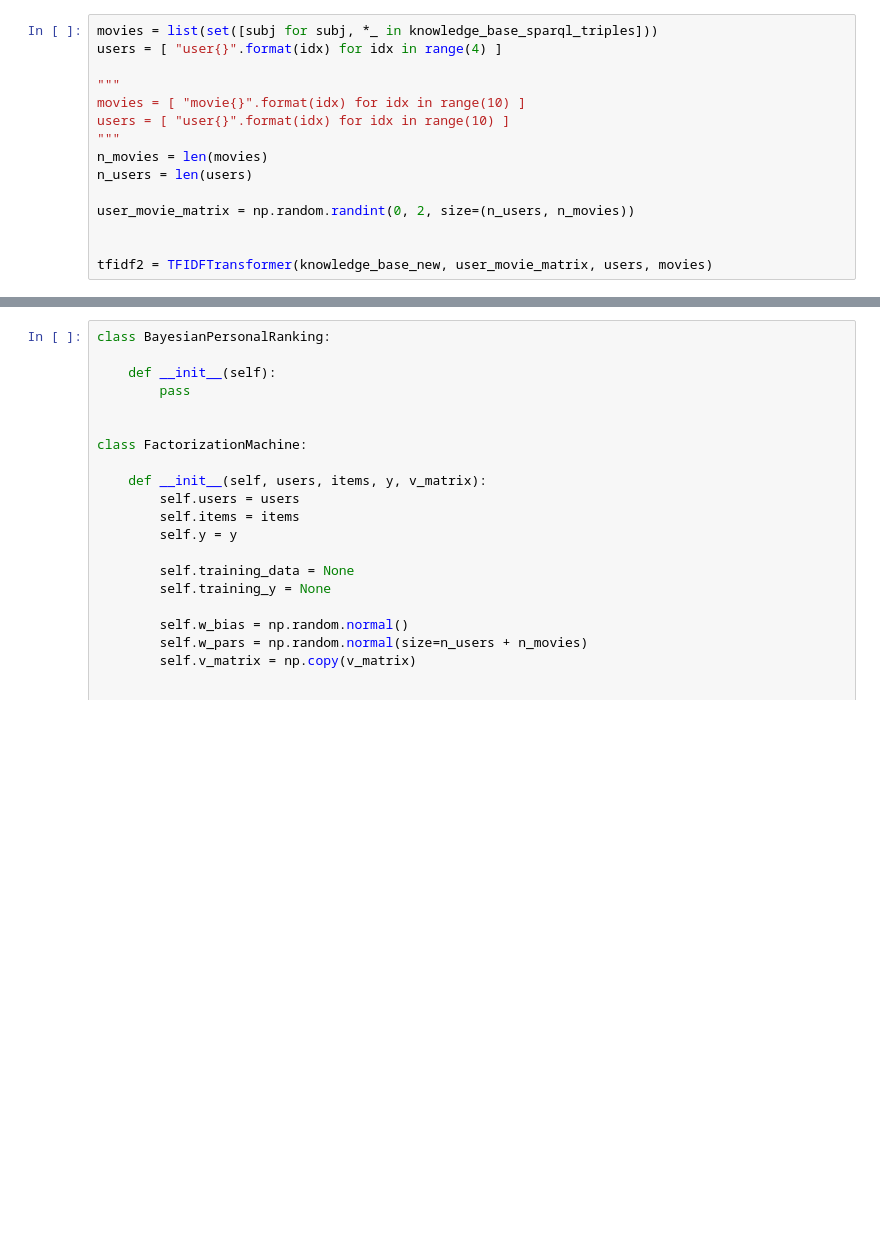
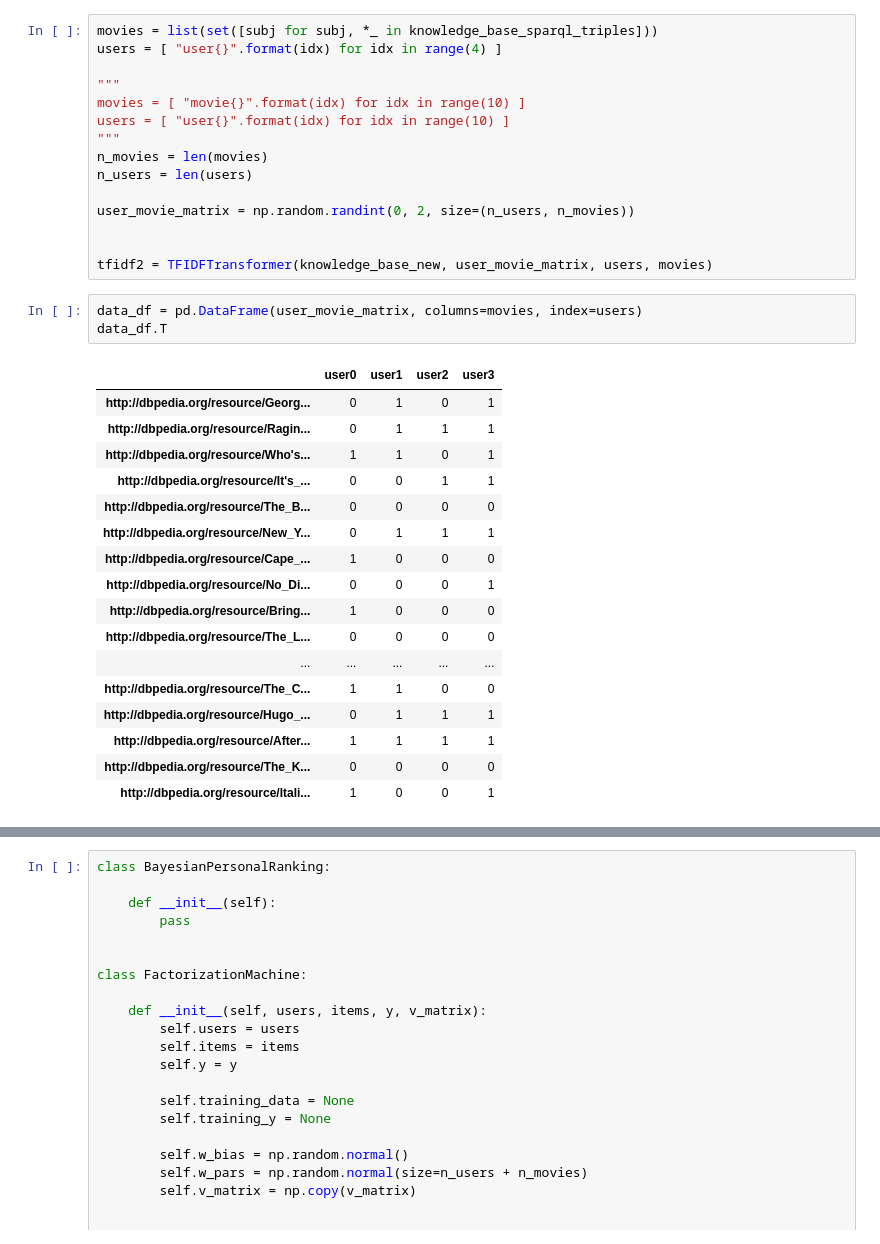
Before and after one commit to jirifilip/pykaHFM, a Jupyter notebook: notebooks/test.ipynb, the cells around one changed output, grey strips where cells are left out. Drawn from its saved outputs; the diff is of its cells as text; blank space fills up the shorter version.

```diff
--- a/notebooks/test.ipynb
+++ b/notebooks/test.ipynb
@@ -206,6 +226,27 @@ user_movie_matrix = np.random.randint(0, 2, size=(n_users, n_movies))
 
 
 tfidf2 = TFIDFTransformer(knowledge_base_new, user_movie_matrix, users, movies)
+# %%
+data_df = pd.DataFrame(user_movie_matrix, columns=movies, index=users)
+data_df.T
+# %% [output]
+|  | user0 | user1 | user2 | user3 |
+| http://dbpedia.org/resource/Georg... | 0 | 1 | 0 | 1 |
+| http://dbpedia.org/resource/Ragin... | 0 | 1 | 1 | 1 |
+| http://dbpedia.org/resource/Who's... | 1 | 1 | 0 | 1 |
+| http://dbpedia.org/resource/It's_... | 0 | 0 | 1 | 1 |
+| http://dbpedia.org/resource/The_B... | 0 | 0 | 0 | 0 |
+| http://dbpedia.org/resource/New_Y... | 0 | 1 | 1 | 1 |
+| http://dbpedia.org/resource/Cape_... | 1 | 0 | 0 | 0 |
+| http://dbpedia.org/resource/No_Di... | 0 | 0 | 0 | 1 |
+| http://dbpedia.org/resource/Bring... | 1 | 0 | 0 | 0 |
+| http://dbpedia.org/resource/The_L... | 0 | 0 | 0 | 0 |
+| ... | ... | ... | ... | ... |
+| http://dbpedia.org/resource/The_C... | 1 | 1 | 0 | 0 |
+| http://dbpedia.org/resource/Hugo_... | 0 | 1 | 1 | 1 |
+| http://dbpedia.org/resource/After... | 1 | 1 | 1 | 1 |
+| http://dbpedia.org/resource/The_K... | 0 | 0 | 0 | 0 |
+| http://dbpedia.org/resource/Itali... | 1 | 0 | 0 | 1 |
 # %%
 tfidf2.generate_v_matrix()
 tfidf2.v_matrix
```
Also changed, not shown: parts of 4 cells of this notebook, 2 other files.
